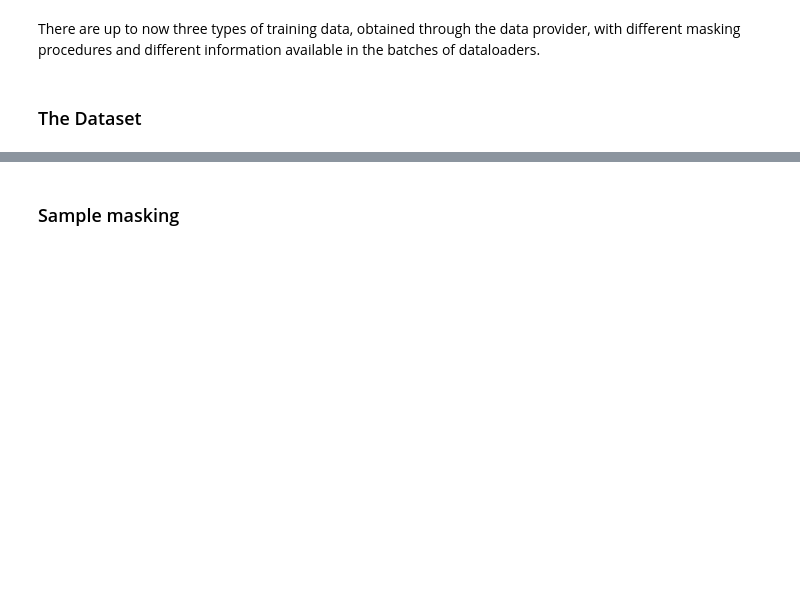
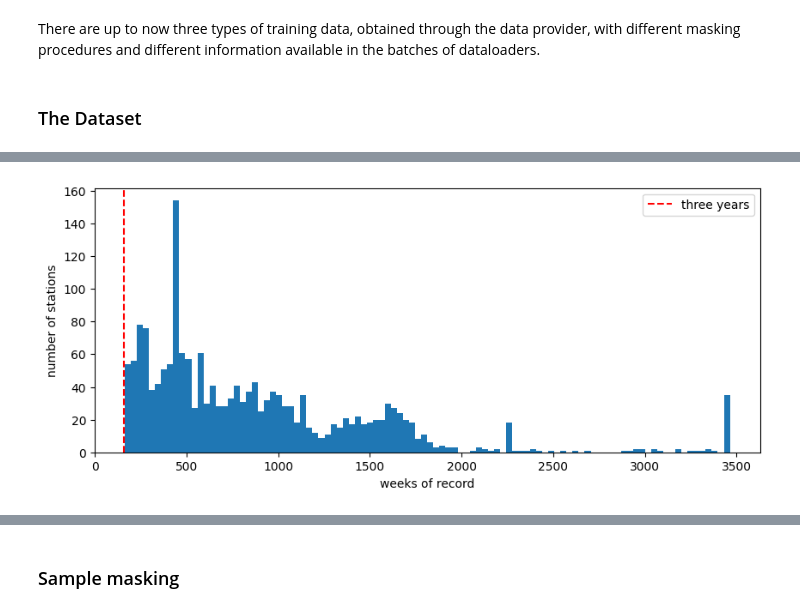
Before and after one commit to leocatteau/Meteo-France, a Jupyter notebook: notebook_guides/data.ipynb, the cells around one changed output, grey strips where cells are left out. Saved outputs shown, nothing was run; the diff lists cells and outputs as text; code cells hidden in the pictures; blank space fills up the shorter version.

```diff
--- a/notebook_guides/data.ipynb
+++ b/notebook_guides/data.ipynb
@@ -82,0 +115,11 @@ Text(0.5, 1.0, 'station 69')
+# %%
+plt.figure(figsize=(10,4))
+plt.hist(coarse_dataset.notnull().sum(dim='time').values, bins=100)
+plt.axvline(365*3/7, label='three years', linestyle='--', color='red')
+# plt.yscale('log')
+plt.legend()
+plt.xlabel('weeks of record')
+plt.ylabel('number of stations')
+plt.show()
+# %% [output]
+[figure, added]
```
Also changed, not shown: parts of 8 cells of this notebook.
